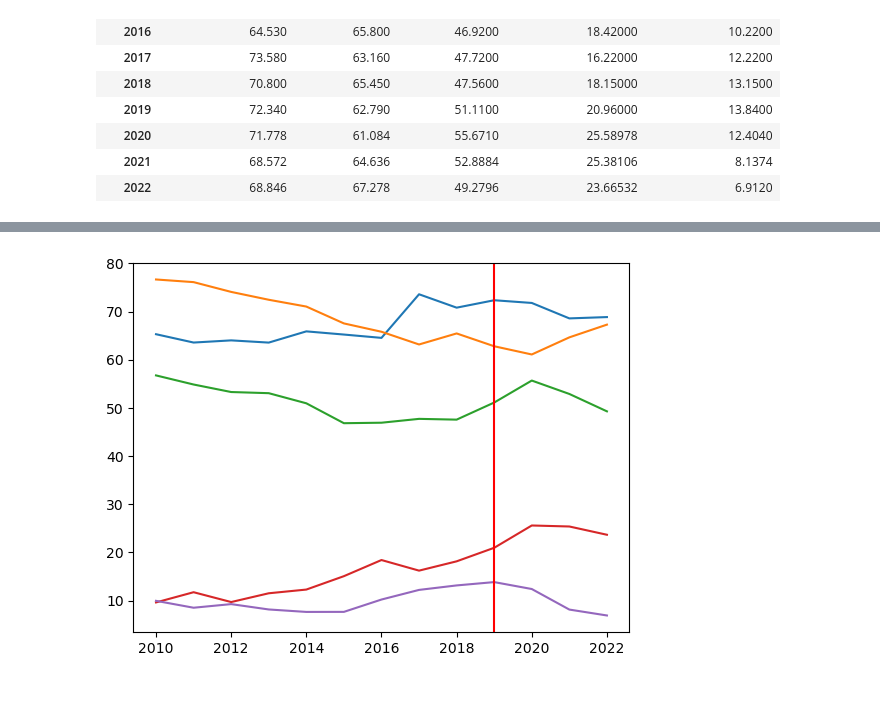
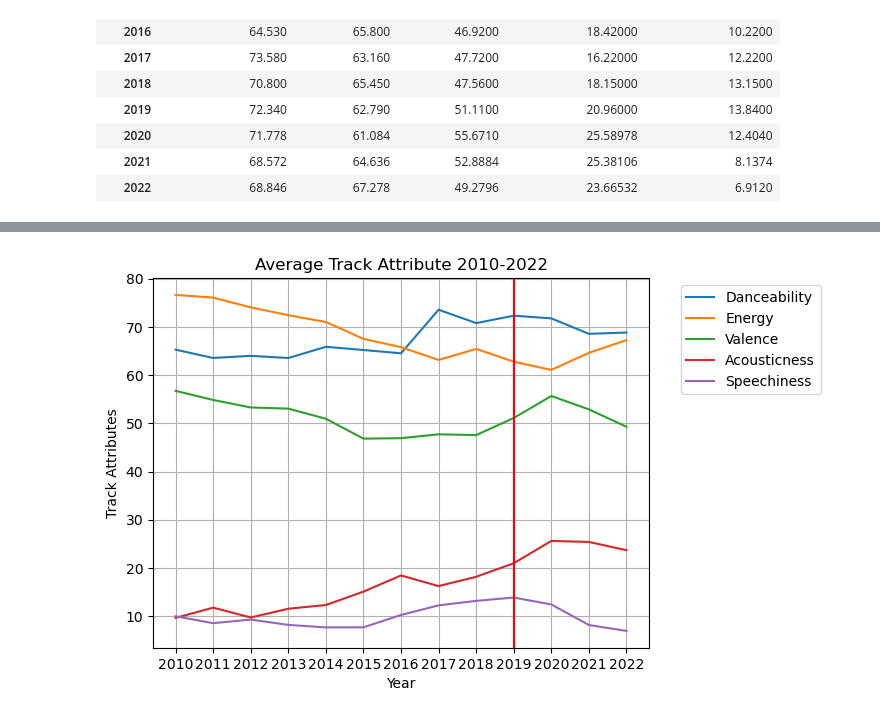
Before and after one commit to codyallison/Spotify-Top-Hits-Data-Analysis, a Jupyter notebook: Data/all_years_playlist_data.ipynb, the cells around one changed output, grey strips where cells are left out. Cells and saved outputs as stored; diff of their text form; code cells hidden in the pictures.

```diff
--- a/Data/all_years_playlist_data.ipynb
+++ b/Data/all_years_playlist_data.ipynb
@@ -369,9 +401,19 @@ The r-value is: 0.7211227445948449
 # %%
 #averages for full data set, marker to note turn of decade/start of covid
-plt.plot(grouped_df)
+plt.plot(average_danceability, label = 'Danceability')
+plt.plot(average_energy, label = 'Energy')
+plt.plot(average_valence, label = 'Valence')
+plt.plot(average_acousticness, label = 'Acousticness')
+plt.plot(average_speechiness, label = 'Speechiness')
 plt.axvline(x = 2019, color = 'r')
+plt.grid()
+plt.xlabel('Year')
+plt.ylabel('Track Attributes')
+plt.xticks(grouped_df.index)
+plt.title("Average Track Attribute 2010-2022")
+plt.legend(bbox_to_anchor=(1.05, 1))
 
 
 plt.show()
 # %% [output]
-[figure, old version]
+[figure, new version]
```
Also changed, not shown: parts of 3 cells of this notebook.
